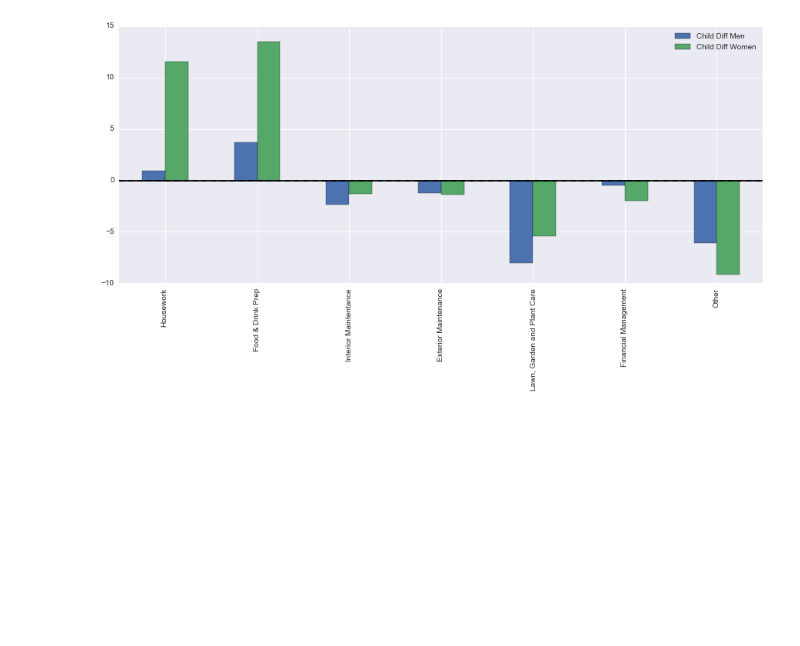
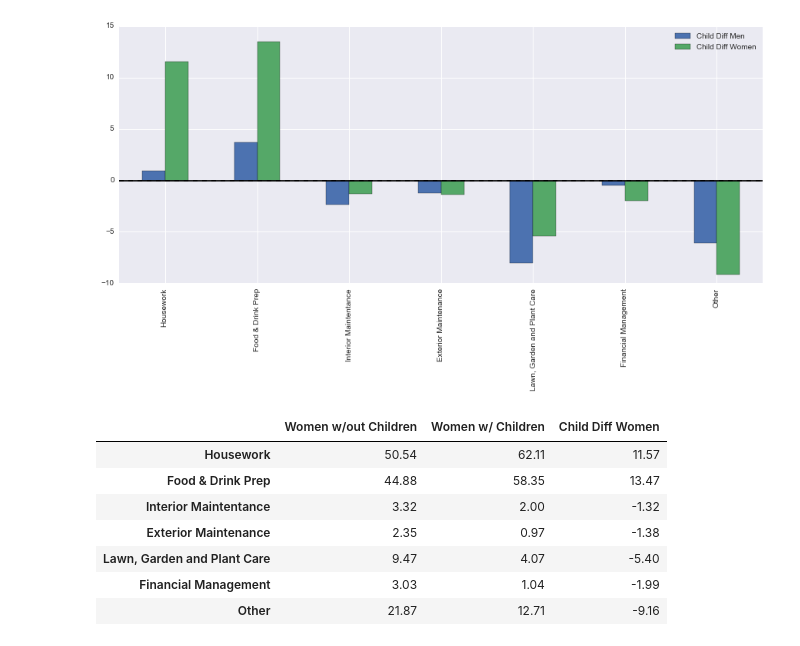
Before and after one commit to tiyd-python-2015-01/atus-analysis, a Jupyter notebook: ATUS_Analysis.ipynb, the cells around one changed output. Drawn from its saved outputs; the diff is of its cells as text; code cells hidden in the pictures; blank space fills up the shorter version.

```diff
--- a/ATUS_Analysis.ipynb
+++ b/ATUS_Analysis.ipynb
@@ -167,3 +184,15 @@ plt.axhline(y=0, color="black")
 plt.show()
 # %% [output]
 [figure]
+# %%
+women_chart = housework_df[["Women w/out Children", "Women w/ Children", "Child Diff Women"]]
+women_chart
+# %% [output]
+|  | Women w/out Children | Women w/ Children | Child Diff Women |
+| Housework | 50.54 | 62.11 | 11.57 |
+| Food & Drink Prep | 44.88 | 58.35 | 13.47 |
+| Interior Maintentance | 3.32 | 2.00 | -1.32 |
+| Exterior Maintenance | 2.35 | 0.97 | -1.38 |
+| Lawn, Garden and Plant Care | 9.47 | 4.07 | -5.40 |
+| Financial Management | 3.03 | 1.04 | -1.99 |
+| Other | 21.87 | 12.71 | -9.16 |
```
Also changed, not shown: parts of 19 cells of this notebook.
